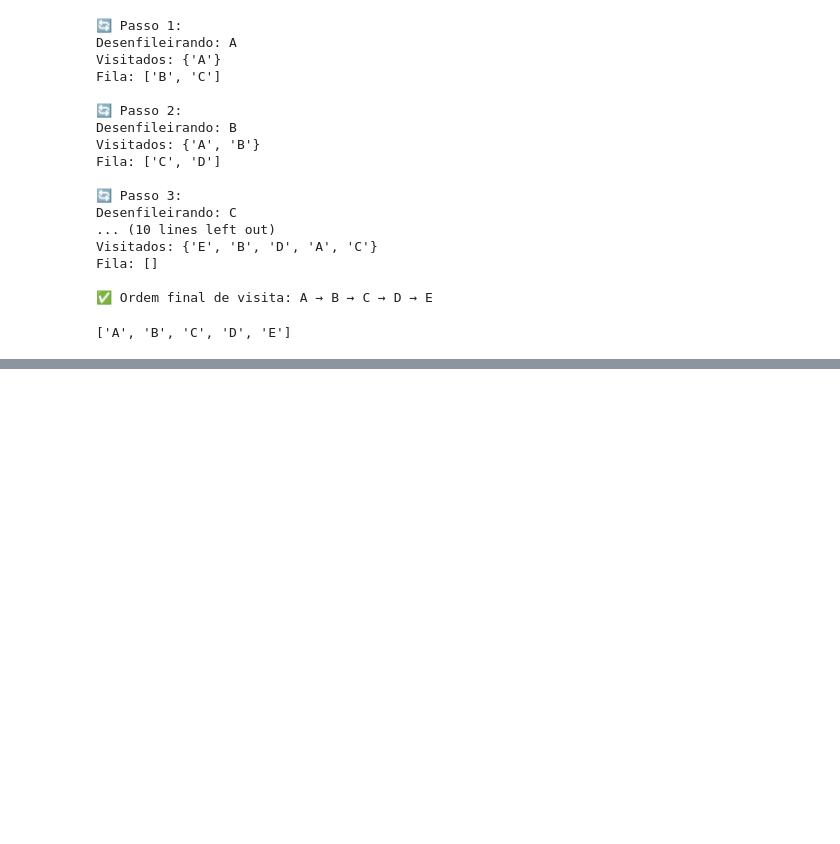
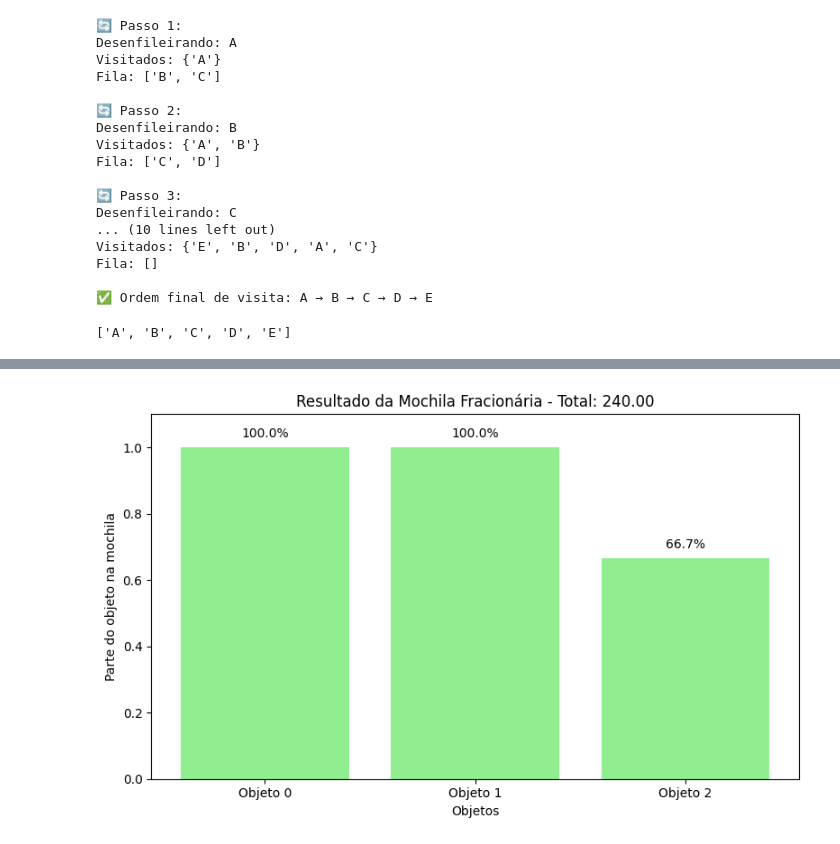
Before and after one commit to RuanSombra/Atividade-Grafos, a Jupyter notebook: ruan_pactrick_sousa.ipynb, the cells around one changed output, grey strips where cells are left out. Saved outputs shown, nothing was run; the diff lists cells and outputs as text; code cells hidden in the pictures; blank space fills up the shorter version.

Commit message:
mochila fracionária

```diff
--- a/ruan_pactrick_sousa.ipynb
+++ b/ruan_pactrick_sousa.ipynb
@@ -473,3 +473,94 @@ Fila: []
 
 ✅ Ordem final de visita: A → B → C → D → E
 ['A', 'B', 'C', 'D', 'E']
+# %%
+# ALGORITMOS GULOSOS - MOCHILA FRACIONÁRIA
+
+import matplotlib.pyplot as plt
+
+def mochila_fracionaria(valores, pesos, limite):
+    """
+    Resolve o problema da mochila fracionária utilizando uma abordagem gulosa.
+
+    Parâmetros:
+    - valores: lista com os valores de cada item.
+    - pesos: lista com os pesos correspondentes de cada item.
+    - limite: capacidade máxima da mochila.
+
+    Retorna:
+    - valor_acumulado: valor total obtido com os itens (ou frações deles).
+    - proporcoes: lista com a fração de cada item colocada na mochila.
+    """
+
+    # Criação de uma lista de tuplas: (eficiência, valor, peso, índice original)
+    # Eficiência é a razão valor/peso, usada como critério de seleção gulosa
+    itens = [(val/peso, val, peso, idx) for idx, (val, peso) in enumerate(zip(valores, pesos))]
+
+    # Ordena os itens com base na eficiência (valor/peso), do maior para o menor
+    itens.sort(reverse=True)
+
+    # Inicializa o valor total acumulado e a capacidade restante da mochila
+    valor_acumulado = 0.0
+    espaco_restante = limite
+
+    # Lista que armazena a fração escolhida de cada item (0 a 1)
+    proporcoes = [0] * len(valores)
+
+    # Itera sobre os itens ordenados para preencher a mochila
+    for eficiencia, val, peso, pos in itens:
+        if peso <= espaco_restante:
+            # Se o item inteiro cabe na mochila, adiciona ele completamente
+            valor_acumulado += val
+            proporcoes[pos] = 1  # Usou 100% do item
+            espaco_restante -= peso  # Reduz o espaço disponível
+        else:
+            # Se o item não cabe inteiro, calcula a fração que cabe
+            parte = espaco_restante / peso
+            valor_acumulado += val * parte  # Valor proporcional adicionado
+            proporcoes[pos] = parte  # Registra a fração usada
+            break  # A mochila atingiu sua capacidade, não cabe mais nada
+
+    # Retorna o valor obtido e a lista de frações de cada item
+    return valor_acumulado, proporcoes
+
+# ------------------------------
+# BLOCO PRINCIPAL DO PROGRAMA
+# ------------------------------
+
+# Define os dados de entrada: valores, pesos e capacidade máxima
+valores = [60, 100, 120]
+pesos = [10, 20, 30]
+capacidade_maxima = 50
+
+# Chamada da função para resolver o problema
+valor_total, fracoes = mochila_fracionaria(valores, pesos, capacidade_maxima)
+
+# Mostra os resultados no terminal
+print("Valor final alcançado:", valor_total)
+print("Proporções dos itens utilizados:", fracoes)
+
+# ------------------------------
+# VISUALIZAÇÃO GRÁFICA
+# ------------------------------
+
+# Cria um gráfico de barras representando a fração de cada item usado
+plt.figure(figsize=(8, 5))
+posicoes = range(len(valores))
+
+# Desenha as barras
+plt.bar(posicoes, fracoes, tick_label=[f"Objeto {i}" for i in posicoes], color='lightgreen')
+
+# Adiciona rótulos e título
+plt.xlabel('Objetos')
+plt.ylabel('Parte do objeto na mochila')
+plt.title(f'Resultado da Mochila Fracionária - Total: {valor_total:.2f}')
+plt.ylim(0, 1.1)  # Limite do eixo Y (até 110% para acomodar os rótulos)
+
+# Adiciona texto acima de cada barra com a porcentagem
+for i, frac in enumerate(fracoes):
+    plt.text(i, frac + 0.03, f"{frac * 100:.1f}%", ha='center')
+
+# Ajusta layout e exibe o gráfico
+plt.tight_layout()
+plt.show()
+# %% [output]
@@ -475,0 +569 @@ Fila: []
+[figure, added]
```
Also changed, not shown: parts of 1 cell of this notebook.
